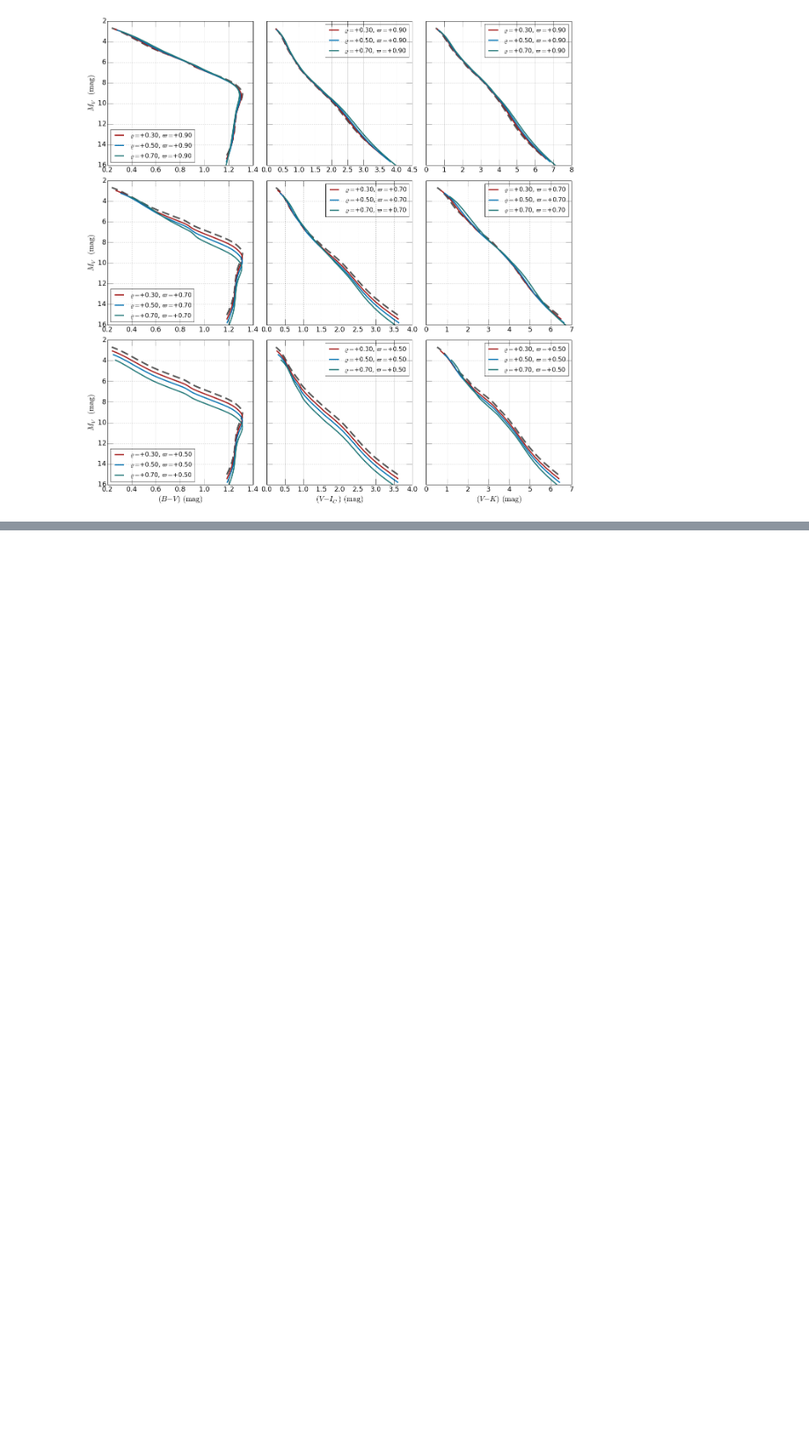
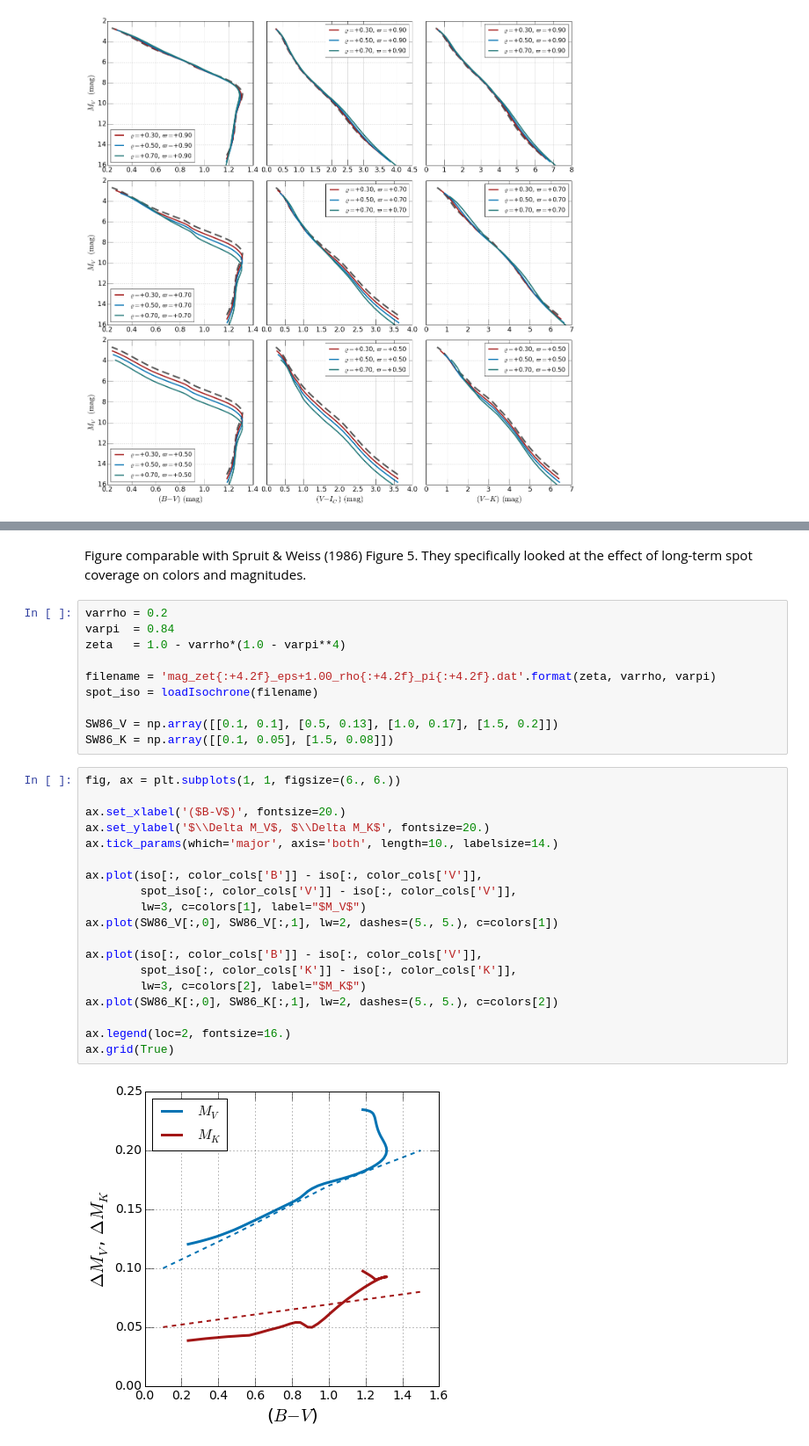
Before and after one commit to gfeiden/Notebook, a Jupyter notebook: Projects/ngc2516_spots/sta_spots_cmds.ipynb, the cells around one changed output, grey strips where cells are left out. Shown at 88% size. Saved outputs shown, nothing was run; the diff lists cells and outputs as text; blank space fills up the shorter version.

```diff
--- a/Projects/ngc2516_spots/sta_spots_cmds.ipynb
+++ b/Projects/ngc2516_spots/sta_spots_cmds.ipynb
@@ -297,3 +298,36 @@ for i in range(9):
 fig.tight_layout()
 # %% [output]
 [figure]
+# %% [markdown]
+Figure comparable with Spruit & Weiss (1986) Figure 5. They specifically looked at the effect of long-term spot coverage on colors and magnitudes.
+# %%
+varrho = 0.2
+varpi  = 0.84
+zeta   = 1.0 - varrho*(1.0 - varpi**4)
+
+filename = 'mag_zet{:+4.2f}_eps+1.00_rho{:+4.2f}_pi{:+4.2f}.dat'.format(zeta, varrho, varpi)
+spot_iso = loadIsochrone(filename)
+
+SW86_V = np.array([[0.1, 0.1], [0.5, 0.13], [1.0, 0.17], [1.5, 0.2]])
+SW86_K = np.array([[0.1, 0.05], [1.5, 0.08]])
+# %%
+fig, ax = plt.subplots(1, 1, figsize=(6., 6.))
+
+ax.set_xlabel('($B-V$)', fontsize=20.)
+ax.set_ylabel('$\\Delta M_V$, $\\Delta M_K$', fontsize=20.)
+ax.tick_params(which='major', axis='both', length=10., labelsize=14.)
+
+ax.plot(iso[:, color_cols['B']] - iso[:, color_cols['V']],
+        spot_iso[:, color_cols['V']] - iso[:, color_cols['V']],
+        lw=3, c=colors[1], label="$M_V$")
+ax.plot(SW86_V[:,0], SW86_V[:,1], lw=2, dashes=(5., 5.), c=colors[1])
+
+ax.plot(iso[:, color_cols['B']] - iso[:, color_cols['V']],
+        spot_iso[:, color_cols['K']] - iso[:, color_cols['K']],
+        lw=3, c=colors[2], label="$M_K$")
+ax.plot(SW86_K[:,0], SW86_K[:,1], lw=2, dashes=(5., 5.), c=colors[2])
+
+ax.legend(loc=2, fontsize=16.)
+ax.grid(True)
+# %% [output]
+[figure, added]
```
Also changed, not shown: parts of 3 cells of this notebook, 1 other file.
